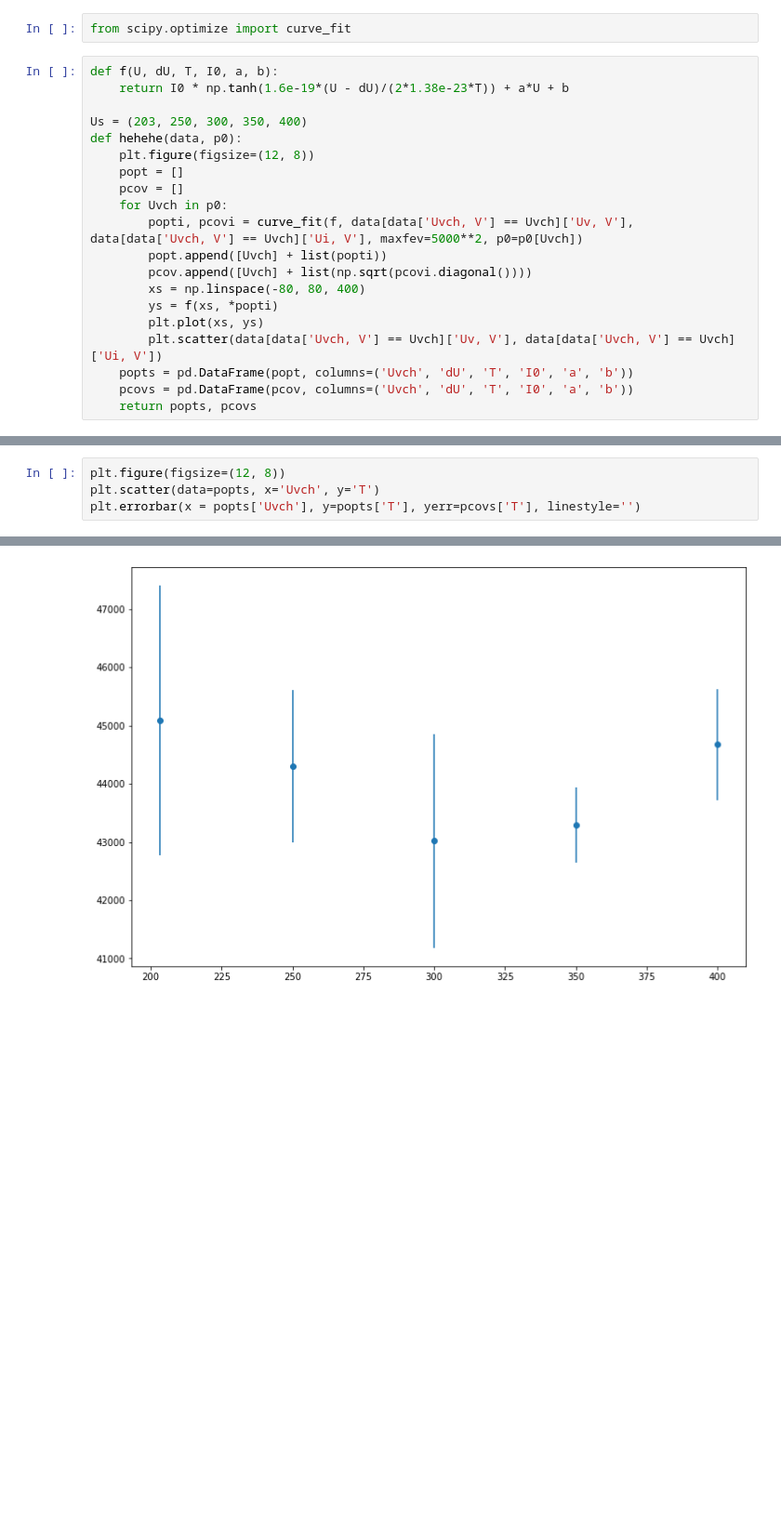
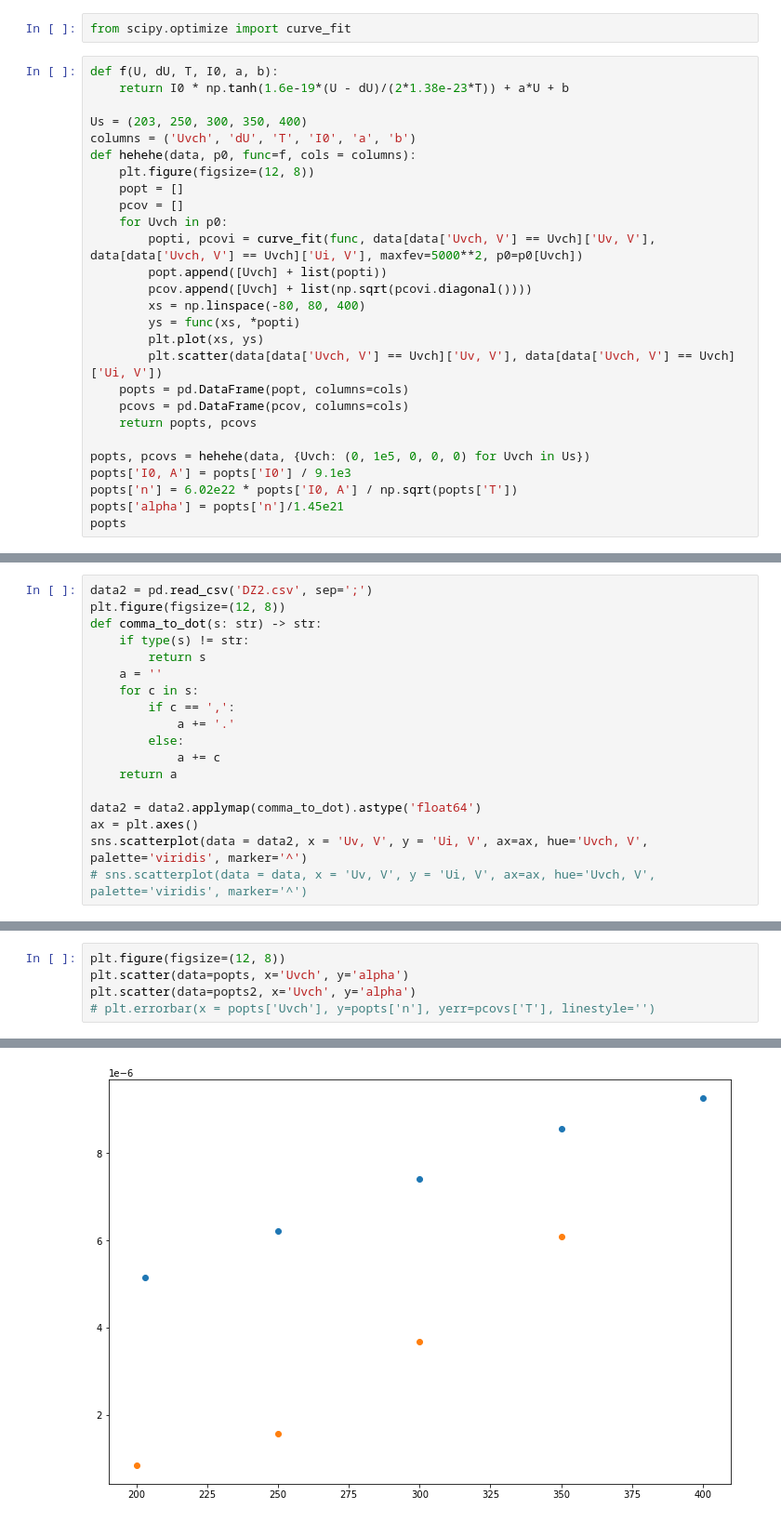
Before and after one commit to Redencon/Lapki, a Jupyter notebook: DZ.ipynb, the cells around one changed output, grey strips where cells are left out. Shown at 93% size. Cells and saved outputs as stored; diff of their text form; blank space fills up the shorter version.

```diff
--- a/DZ.ipynb
+++ b/DZ.ipynb
@@ -160,18 +160,25 @@ def f(U, dU, T, I0, a, b):
     return I0 * np.tanh(1.6e-19*(U - dU)/(2*1.38e-23*T)) + a*U + b
 
 Us = (203, 250, 300, 350, 400)
-def hehehe(data, p0):
+columns = ('Uvch', 'dU', 'T', 'I0', 'a', 'b')
+def hehehe(data, p0, func=f, cols = columns):
     plt.figure(figsize=(12, 8))
     popt = []
     pcov = []
     for Uvch in p0:
-        popti, pcovi = curve_fit(f, data[data['Uvch, V'] == Uvch]['Uv, V'], data[data['Uvch, V'] == Uvch]['Ui, V'], maxfev=5000**2, p0=p0[Uvch])
+        popti, pcovi = curve_fit(func, data[data['Uvch, V'] == Uvch]['Uv, V'], data[data['Uvch, V'] == Uvch]['Ui, V'], maxfev=5000**2, p0=p0[Uvch])
         popt.append([Uvch] + list(popti))
         pcov.append([Uvch] + list(np.sqrt(pcovi.diagonal())))
         xs = np.linspace(-80, 80, 400)
-        ys = f(xs, *popti)
+        ys = func(xs, *popti)
         plt.plot(xs, ys)
         plt.scatter(data[data['Uvch, V'] == Uvch]['Uv, V'], data[data['Uvch, V'] == Uvch]['Ui, V'])
-    popts = pd.DataFrame(popt, columns=('Uvch', 'dU', 'T', 'I0', 'a', 'b'))
-    pcovs = pd.DataFrame(pcov, columns=('Uvch', 'dU', 'T', 'I0', 'a', 'b'))
+    popts = pd.DataFrame(popt, columns=cols)
+    pcovs = pd.DataFrame(pcov, columns=cols)
     return popts, pcovs
+
+popts, pcovs = hehehe(data, {Uvch: (0, 1e5, 0, 0, 0) for Uvch in Us})
+popts['I0, A'] = popts['I0'] / 9.1e3
+popts['n'] = 6.02e22 * popts['I0, A'] / np.sqrt(popts['T'])
+popts['alpha'] = popts['n']/1.45e21
+popts
@@ -177,0 +193,18 @@ def hehehe(data, p0):
+# %%
+data2 = pd.read_csv('DZ2.csv', sep=';')
+plt.figure(figsize=(12, 8))
+def comma_to_dot(s: str) -> str:
+    if type(s) != str:
+        return s
+    a = ''
+    for c in s:
+        if c == ',':
+            a += '.'
+        else:
+            a += c
+    return a
+
+data2 = data2.applymap(comma_to_dot).astype('float64')
+ax = plt.axes()
+sns.scatterplot(data = data2, x = 'Uv, V', y = 'Ui, V', ax=ax, hue='Uvch, V', palette='viridis', marker='^')
+# sns.scatterplot(data = data, x = 'Uv, V', y = 'Ui, V', ax=ax, hue='Uvch, V', palette='viridis', marker='^')
@@ -178,5 +273,6 @@ def hehehe(data, p0):
 # %%
 plt.figure(figsize=(12, 8))
-plt.scatter(data=popts, x='Uvch', y='T')
-plt.errorbar(x = popts['Uvch'], y=popts['T'], yerr=pcovs['T'], linestyle='')
+plt.scatter(data=popts, x='Uvch', y='alpha')
+plt.scatter(data=popts2, x='Uvch', y='alpha')
+# plt.errorbar(x = popts['Uvch'], y=popts['n'], yerr=pcovs['T'], linestyle='')
 # %% [output]
@@ -184 +280 @@ plt.errorbar(x = popts['Uvch'], y=popts['T'], yerr=pcovs['T'], linestyle='')
-[figure, old version]
+[figure, new version]
```
Also changed, not shown: parts of 9 cells of this notebook.
